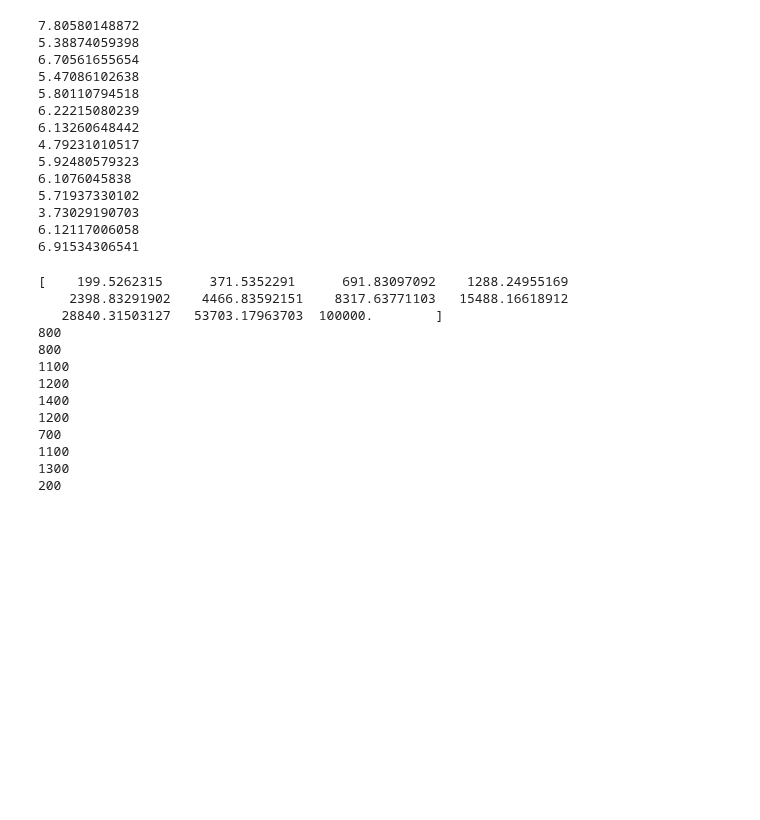
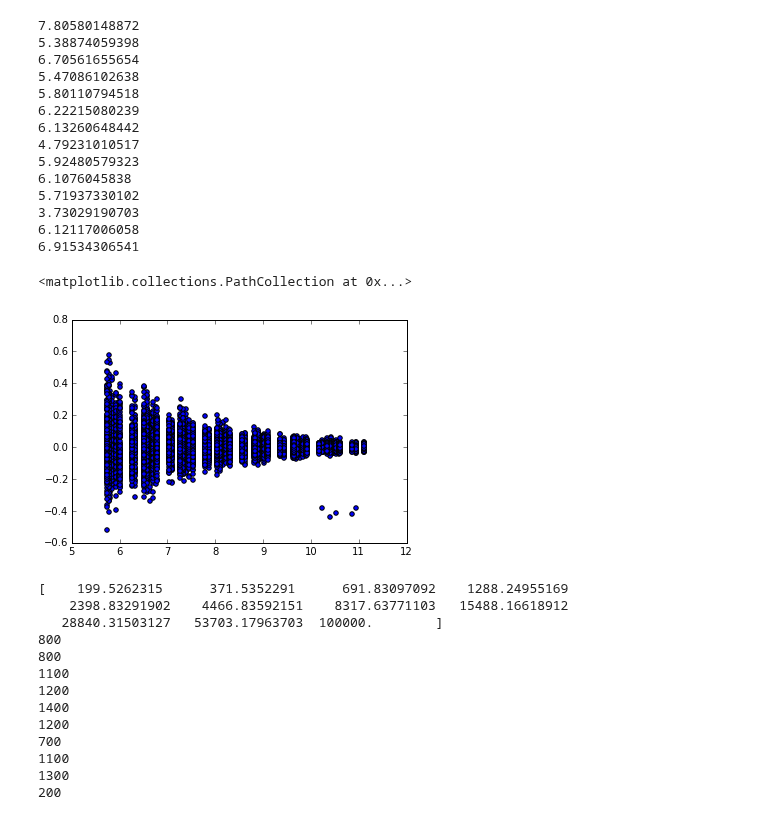
Before and after one commit to astroandes/MACH, a Jupyter notebook: plots/ComparisonPlots.ipynb, the cells around one changed output. Saved outputs shown, nothing was run; the diff lists cells and outputs as text; code cells hidden in the pictures; blank space fills up the shorter version.

```diff
--- a/plots/ComparisonPlots.ipynb
+++ b/plots/ComparisonPlots.ipynb
@@ -133,6 +134,11 @@ dens_conc, vlct_conc, mass_conc, n_part = gather_data(dens_files, vlct_files, ma
 3.73029190703
 6.12117006058
 6.91534306541
+# %%
+plt.scatter(np.log(n_part), mass_conc)
+# %% [output]
+<matplotlib.collections.PathCollection at 0x...>
+[figure, added]
 # %%
 def func(x, a, b):
     return a / (1.0 + x)**b
```
Also changed, not shown: parts of 7 cells of this notebook.
